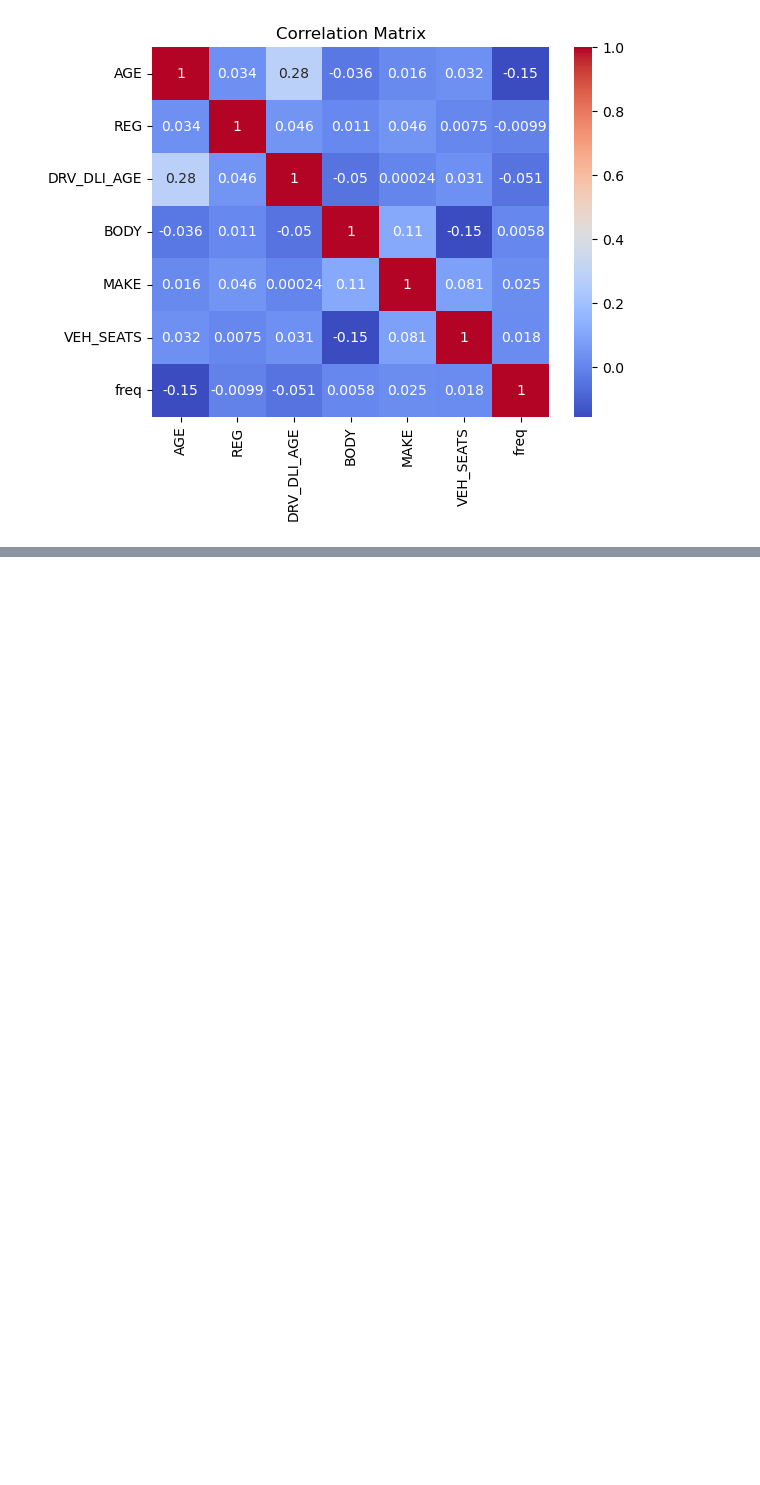
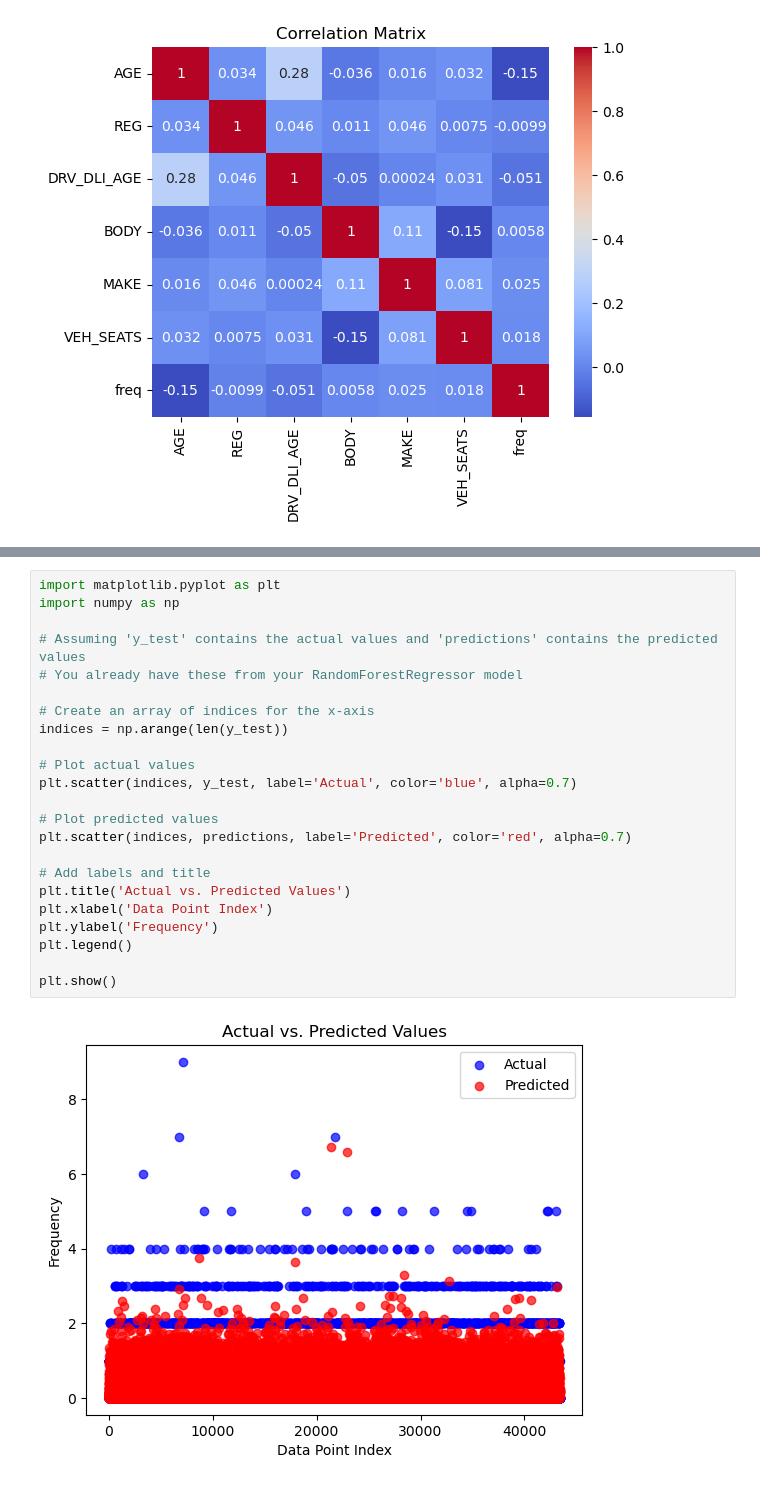
Before and after one commit to charbel-98/insurance-ML, a Jupyter notebook: frequency.ipynb, the cells around one changed output, grey strips where cells are left out. Cells and saved outputs as stored; diff of their text form; blank space fills up the shorter version.

Commit message:
first version of random forest

```diff
--- a/frequency.ipynb
+++ b/frequency.ipynb
@@ -118,0 +174,25 @@ plt.show()
+# %%
+import matplotlib.pyplot as plt
+import numpy as np
+
+# Assuming 'y_test' contains the actual values and 'predictions' contains the predicted values
+# You already have these from your RandomForestRegressor model
+
+# Create an array of indices for the x-axis
+indices = np.arange(len(y_test))
+
+# Plot actual values
+plt.scatter(indices, y_test, label='Actual', color='blue', alpha=0.7)
+
+# Plot predicted values
+plt.scatter(indices, predictions, label='Predicted', color='red', alpha=0.7)
+
+# Add labels and title
+plt.title('Actual vs. Predicted Values')
+plt.xlabel('Data Point Index')
+plt.ylabel('Frequency')
+plt.legend()
+
+plt.show()
+# %% [output]
+[figure, added]
```
Also changed, not shown: parts of 4 cells of this notebook.
